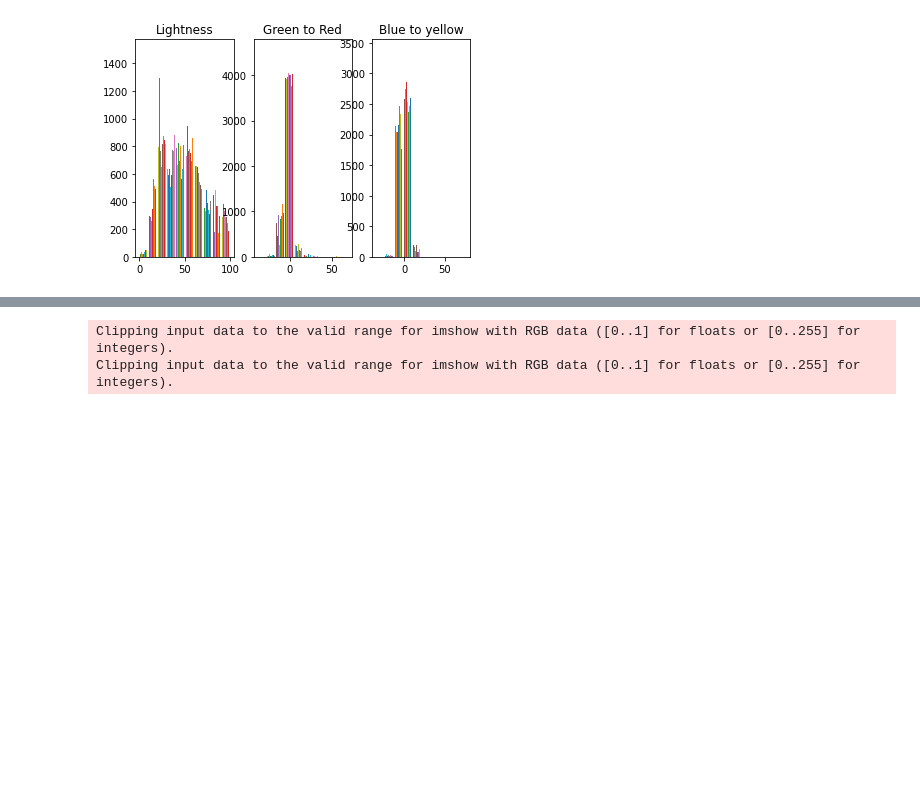
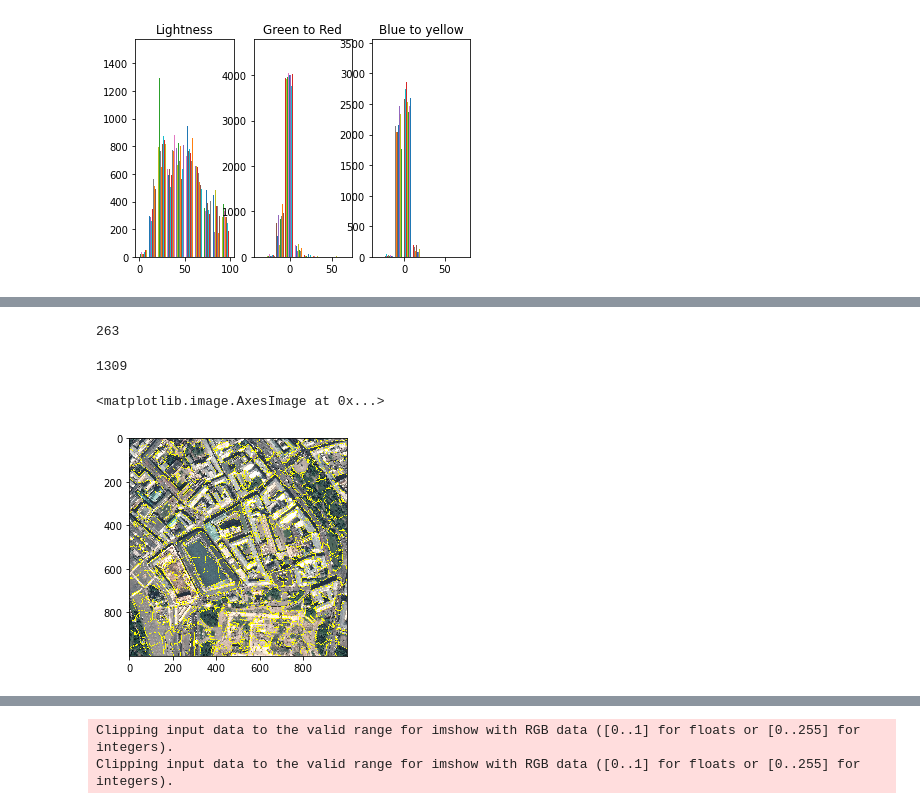
Before and after one commit to luizfysouza/TP-IMA201, a Jupyter notebook: Untitled.ipynb, the cells around one changed output, grey strips where cells are left out. Cells and saved outputs as stored; diff of their text form; code cells hidden in the pictures; blank space fills up the shorter version.

```diff
--- a/Untitled.ipynb
+++ b/Untitled.ipynb
@@ -83,3 +142,14 @@ plt.show()
+# %%
+hist, bin_edges = np.histogram(segments, bins = segments.max()+1)
+print(hist)
+# %% [output]
+263
+1309
+# %%
+plt.imshow(mark_boundaries(im[2000:3000, 2000:3000, :], segments))
+# %% [output]
+<matplotlib.image.AxesImage at 0x...>
+[figure, added]
 # %%
 from skimage.segmentation import slic
 from skimage.segmentation import mark_boundaries
```
Also changed, not shown: parts of 9 cells of this notebook.
